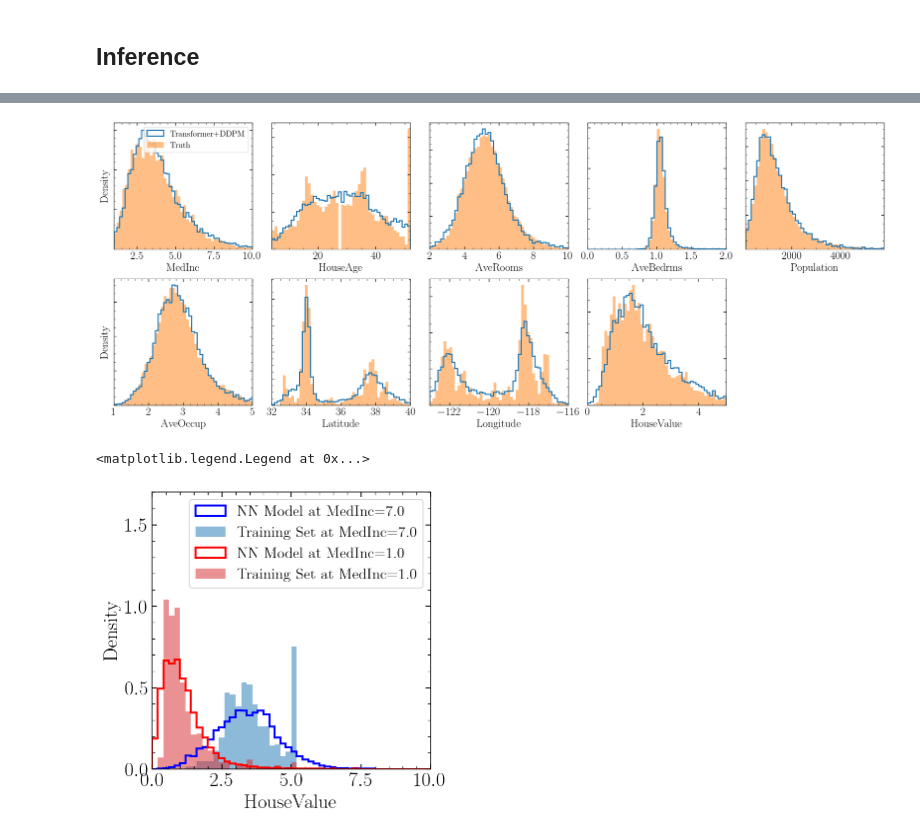
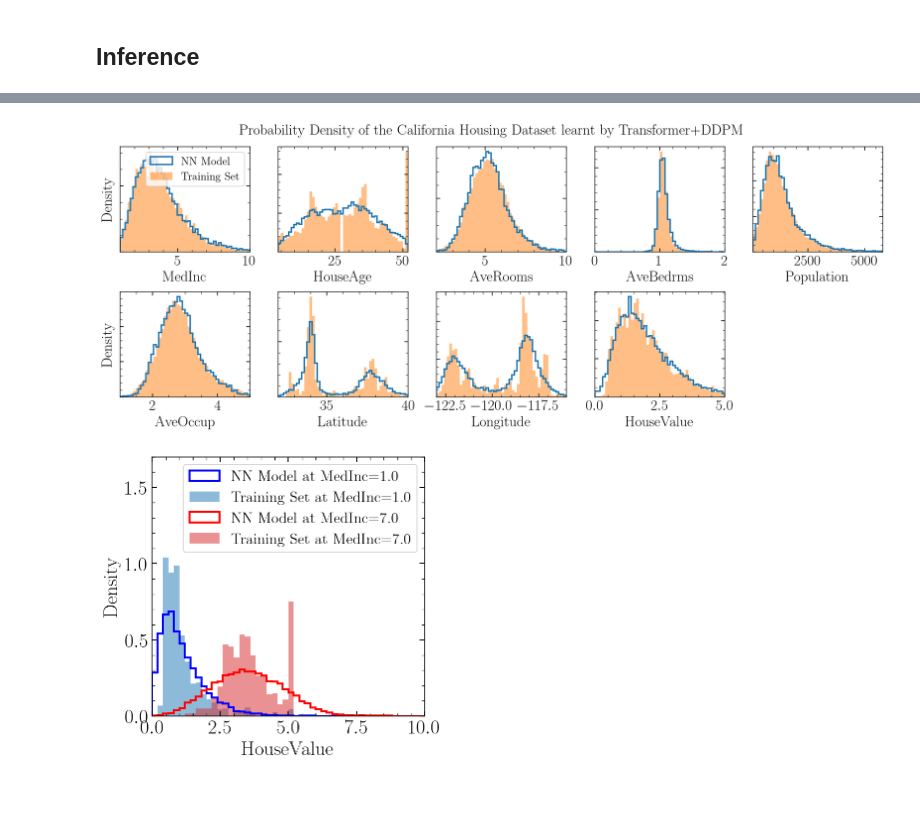
Before and after one commit to henrysky/stars_foundation_diffusion, a Jupyter notebook: California_Housing.ipynb, the cells around one changed output, grey strips where cells are left out. Cells and saved outputs as stored; diff of their text form; code cells hidden in the pictures; blank space fills up the shorter version.

```diff
--- a/California_Housing.ipynb
+++ b/California_Housing.ipynb
@@ -93,5 +93,5 @@ Total number of parameters: 60097, of which 34049 from the DDPM head
 # %%
-fig, (ax_top, ax_bottom) = plt.subplots(2, 5, figsize=(20, 8))
+fig, (ax_top, ax_bottom) = plt.subplots(2, 5, figsize=(15, 6))
 
 for i, obs_name in enumerate(obs_names[:5]):
     nn_pred = nn_model.predict_samples(request_tokens=obs_name, size=10000)
@@ -101,13 +101,20 @@ for i, obs_name in enumerate(obs_names[:5]):
         nn_pred,
         bins=50,
         histtype="step",
-        lw=2.,
+        lw=2.0,
         range=(low, high),
         density=True,
-        label="Transformer+DDPM",
+        label="NN Model",
+        rasterized=True,
     )
     ax_top[i].hist(
-        val_labels_df[obs_name], bins=50, density=True, range=(low, high), alpha=0.5, label="Truth"
+        val_labels_df[obs_name],
+        bins=50,
+        density=True,
+        range=(low, high),
+        alpha=0.5,
+        label="Training Set",
+        rasterized=True,
     )
     ax_top[i].set_xlim(low, high)
     ax_top[i].set_xlabel(obs_name)
@@ -123,66 +130,97 @@ for i, obs_name in enumerate(obs_names[5:]):
         nn_pred,
         bins=50,
         histtype="step",
-        lw=2.,
+        lw=2.0,
         range=(low, high),
         density=True,
-        label="Transformer+DDPM",
+        label="NN Model",
+        rasterized=True,
     )
     ax_bottom[i].hist(
-        val_labels_df[obs_name], bins=50, density=True, range=(low, high), alpha=0.5, label="Truth"
+        val_labels_df[obs_name],
+        bins=50,
+        density=True,
+        range=(low, high),
+        alpha=0.5,
+        label="Training Set",
+        rasterized=True,
     )
     ax_bottom[i].set_xlim(low, high)
     ax_bottom[i].set_xlabel(obs_name)
     ax_bottom[i].set_yticklabels([])
 ax_bottom[0].set_ylabel("Density")
+fig.suptitle(
+    "Probability Density of the California Housing Dataset learnt by Transformer+DDPM"
+)
 fig.delaxes(ax_bottom[-1])
 
 fig.tight_layout()
+fig.savefig("figs/california_housing_density.pdf")
 # %% [output]
-[figure, old version]
+[figure, new version]
 # %%
-fig, ax1 = plt.subplots(1, 1, figsize=(5, 5))
+fig, ax1 = plt.subplots(1, 1, figsize=(5, 4.5))
 
 nn_HouseValue_pred = nn_model.predict_samples(
-    inputs=[7.0], input_tokens=["MedInc"], request_tokens="HouseValue", size=10000
+    inputs=[1.0], input_tokens=["MedInc"], request_tokens="HouseValue", size=10000
 )
 ax1.hist(
-    nn_HouseValue_pred, bins=50, range=(0, 10), density=True, histtype="step", color="b", lw=2., label="NN Model at MedInc=7.0"
+    nn_HouseValue_pred,
+    bins=50,
+    range=(0, 10),
+    density=True,
+    histtype="step",
+    color="b",
+    lw=2.0,
+    label="NN Model at MedInc=1.0",
+    rasterized=True,
 )
 ax1.hist(
     val_labels_df[
-        (val_labels_df["MedInc"] > 7.0 - 0.5) & (val_labels_df["MedInc"] < 7.0 + 0.5)
+        (val_labels_df["MedInc"] > 1.0 - 0.5) & (val_labels_df["MedInc"] < 1.0 + 0.5)
     ]["HouseValue"].to_numpy(),
     color="C0",
     bins=50,
     range=(0, 10),
     alpha=0.5,
     density=True,
-    label="Training Set at MedInc=7.0",
+    label="Training Set at MedInc=1.0",
+    rasterized=True,
 )
 
 nn_HouseValue_pred = nn_model.predict_samples(
-    inputs=[1.0], input_tokens=["MedInc"], request_tokens="HouseValue", size=10000
+    inputs=[7.0], input_tokens=["MedInc"], request_tokens="HouseValue", size=10000
 )
 ax1.hist(
-    nn_HouseValue_pred, bins=50, range=(0, 10), density=True, histtype="step", color="r", lw=2., label="NN Model at MedInc=1.0"
+    nn_HouseValue_pred,
+    bins=50,
+    range=(0, 10),
+    density=True,
+    histtype="step",
+    color="r",
+    lw=2.0,
+    label="NN Model at MedInc=7.0",
+    rasterized=True,
 )
 ax1.hist(
     val_labels_df[
-        (val_labels_df["MedInc"] > 1.0 - 0.5) & (val_labels_df["MedInc"] < 1.0 + 0.5)
+        (val_labels_df["MedInc"] > 7.0 - 0.5) & (val_labels_df["MedInc"] < 7.0 + 0.5)
     ]["HouseValue"].to_numpy(),
     color="C3",
     bins=50,
     range=(0, 10),
     alpha=0.5,
     density=True,
-    label="Training Set at MedInc=1.0",
+    label="Training Set at MedInc=7.0",
+    rasterized=True,
 )
+
 ax1.set_xlim(0, 10.0)
 ax1.set_ylim(0, 1.7)
 ax1.set_xlabel("HouseValue")
 ax1.set_ylabel("Density")
 ax1.legend(loc="best")
+fig.tight_layout()
+fig.savefig("figs/california_housing_conditional_density.pdf")
 # %% [output]
-<matplotlib.legend.Legend at 0x...>
-[figure, old version]
+[figure, new version]
```
Also changed, not shown: parts of 2 cells of this notebook, 6 other files.
